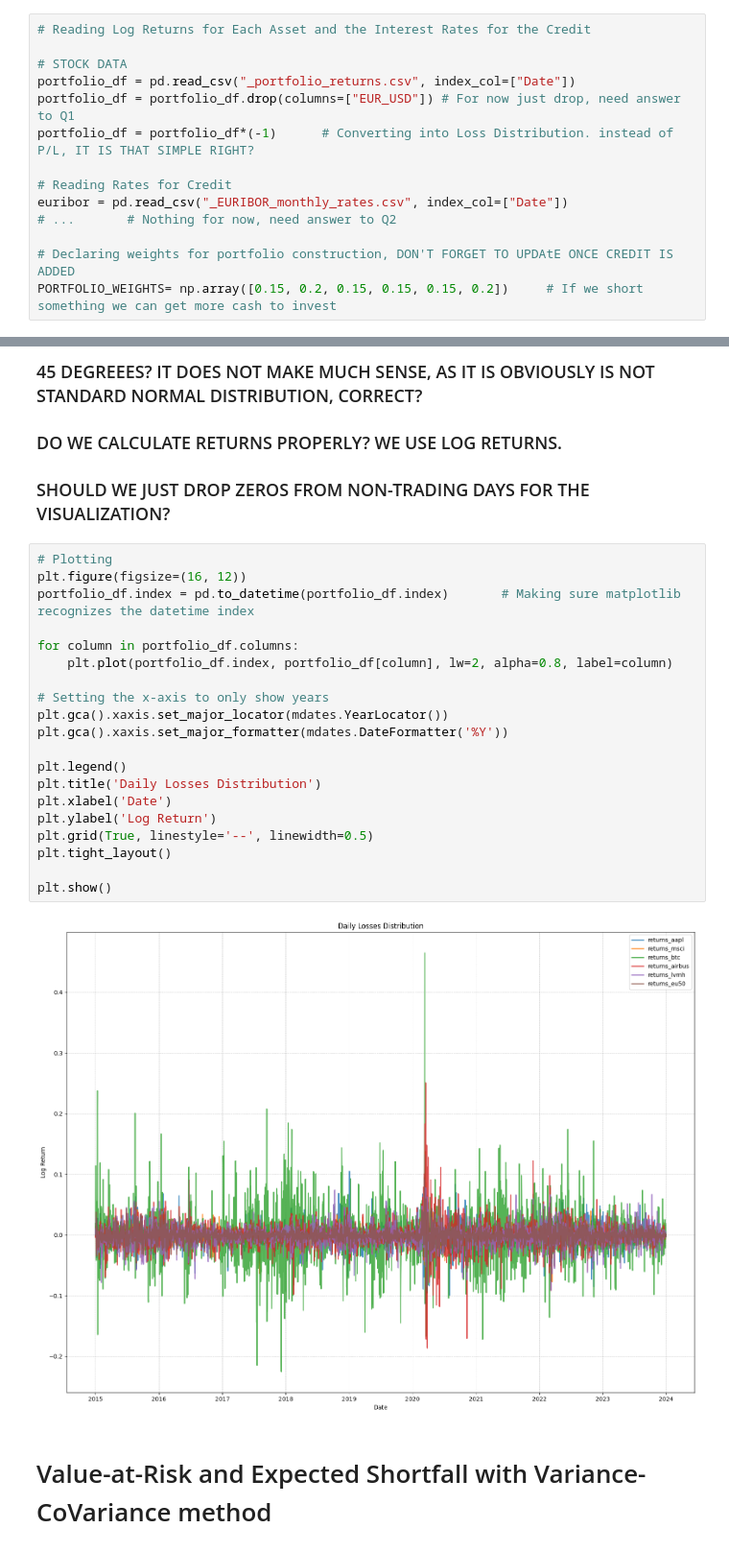
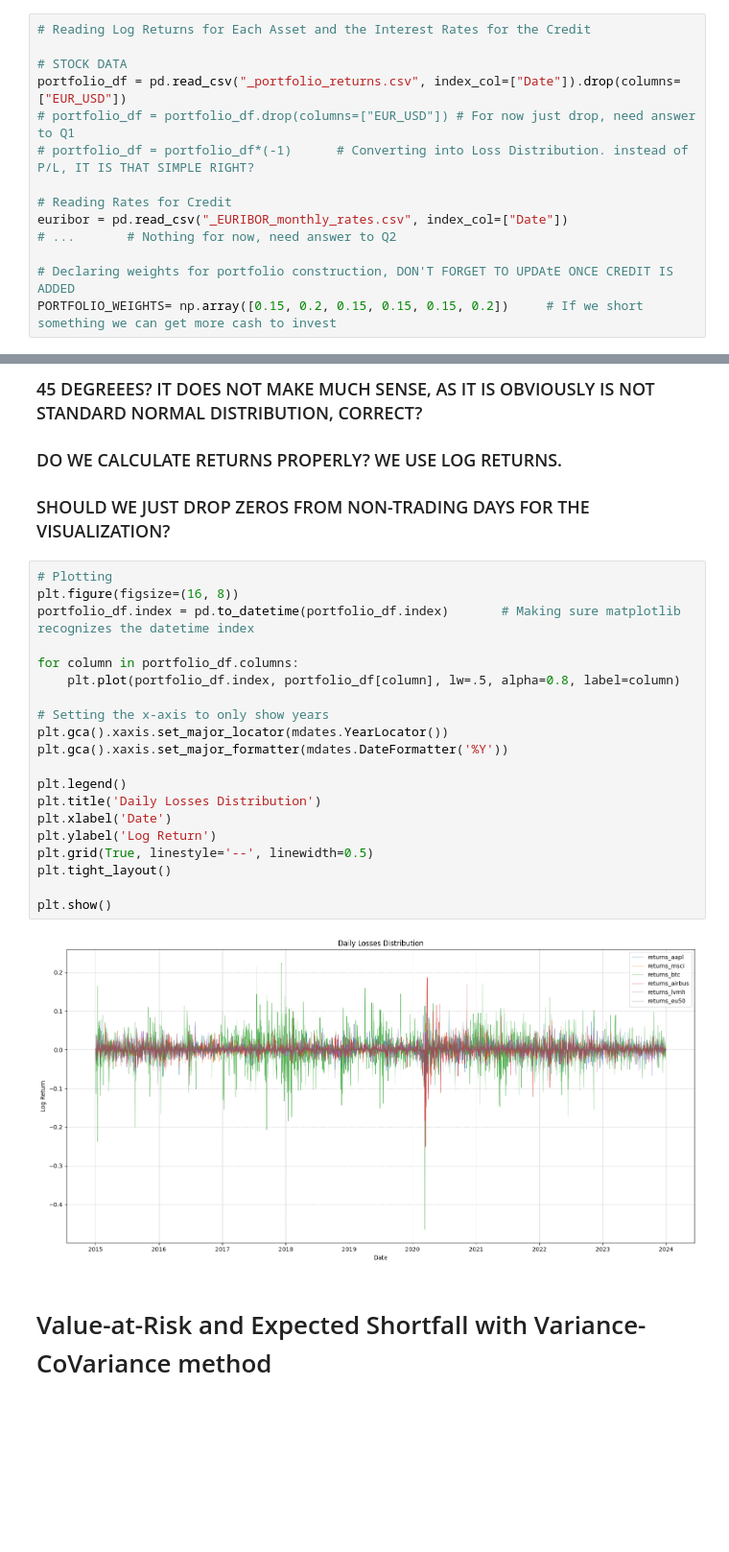
Before and after one commit to DaanZunnenberg/RiskFunctions, a Jupyter notebook: Assignment_1/Experiments.ipynb, the cells around one changed output, grey strips where cells are left out. Shown at 96% size. Drawn from its saved outputs; the diff is of its cells as text; blank space fills up the shorter version.

```diff
--- a/Assignment_1/Experiments.ipynb
+++ b/Assignment_1/Experiments.ipynb
@@ -11,9 +11,9 @@ import matplotlib.dates as mdates
 # Reading Log Returns for Each Asset and the Interest Rates for the Credit
 
 # STOCK DATA
-portfolio_df = pd.read_csv("_portfolio_returns.csv", index_col=["Date"])
-portfolio_df = portfolio_df.drop(columns=["EUR_USD"]) # For now just drop, need answer to Q1
-portfolio_df = portfolio_df*(-1)      # Converting into Loss Distribution. instead of P/L, IT IS THAT SIMPLE RIGHT?
+portfolio_df = pd.read_csv("_portfolio_returns.csv", index_col=["Date"]).drop(columns=["EUR_USD"])
+# portfolio_df = portfolio_df.drop(columns=["EUR_USD"]) # For now just drop, need answer to Q1
+# portfolio_df = portfolio_df*(-1)      # Converting into Loss Distribution. instead of P/L, IT IS THAT SIMPLE RIGHT?
 
 # Reading Rates for Credit
 euribor = pd.read_csv("_EURIBOR_monthly_rates.csv", index_col=["Date"])
@@ -31,26 +31,26 @@ PORTFOLIO_WEIGHTS= np.array([0.15, 0.2, 0.15, 0.15, 0.15, 0.2])     # If we shor
 ### SHOULD WE JUST DROP ZEROS FROM NON-TRADING DAYS FOR THE VISUALIZATION?
 # %%
 # Plotting
-plt.figure(figsize=(16, 12))
+plt.figure(figsize=(16, 8))
 portfolio_df.index = pd.to_datetime(portfolio_df.index)       # Making sure matplotlib recognizes the datetime index
 
 for column in portfolio_df.columns:
-    plt.plot(portfolio_df.index, portfolio_df[column], lw=2, alpha=0.8, label=column)
+    plt.plot(portfolio_df.index, portfolio_df[column], lw=.5, alpha=0.8, label=column)
 
 # Setting the x-axis to only show years
 plt.gca().xaxis.set_major_locator(mdates.YearLocator())
 plt.gca().xaxis.set_major_formatter(mdates.DateFormatter('%Y'))
 
 plt.legend()
 plt.title('Daily Losses Distribution')
 plt.xlabel('Date')
 plt.ylabel('Log Return')
 plt.grid(True, linestyle='--', linewidth=0.5)
 plt.tight_layout()
 
 plt.show()
 # %% [output]
-[figure, old version]
+[figure, new version]
 # %% [markdown]
 # Value-at-Risk and Expected Shortfall with Variance-CoVariance method
 # %% [markdown]
```
Also changed, not shown: parts of 5 cells of this notebook.
